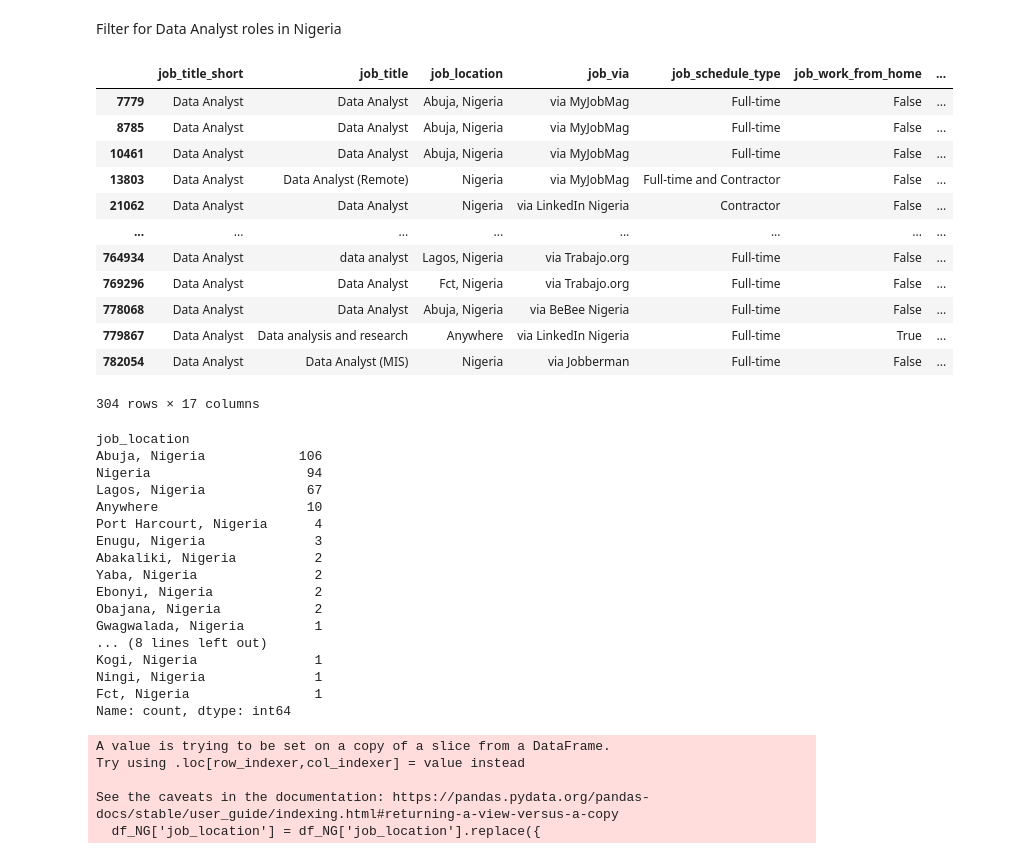
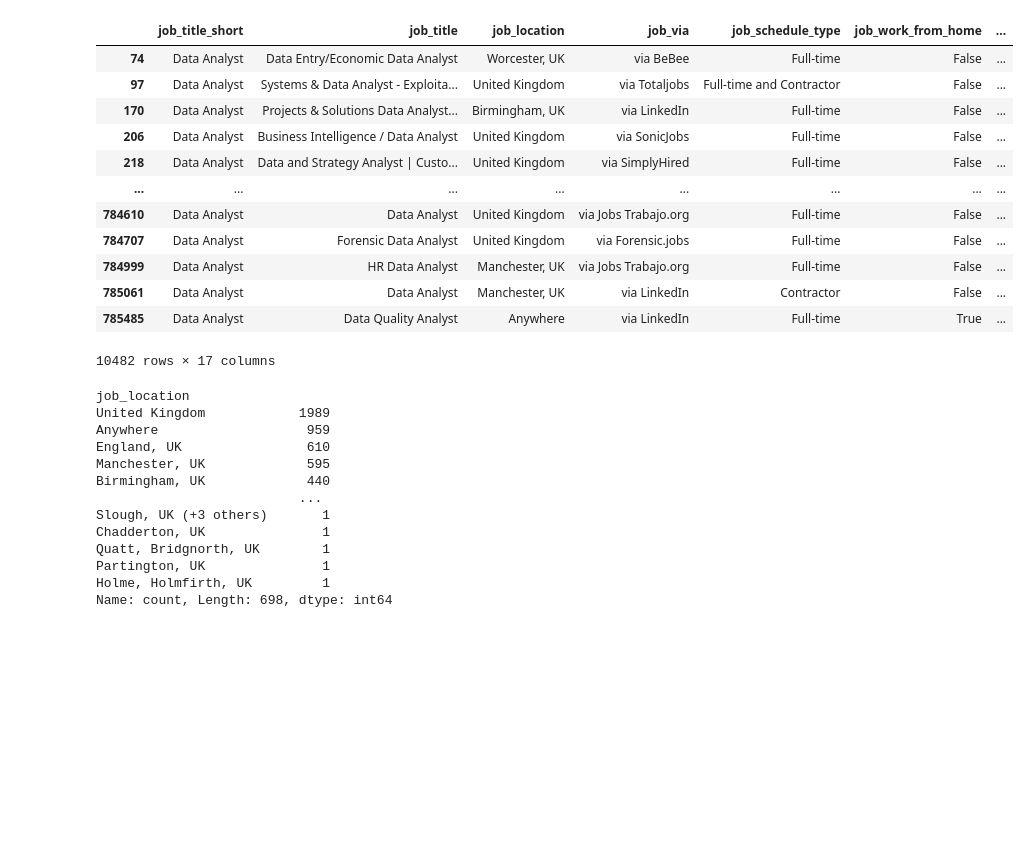
Before and after one commit to Kaendill/python_data_project, a Jupyter notebook: 3_Project/1_EDA_intro.ipynb, the cells around one changed output. Saved outputs shown, nothing was run; the diff lists cells and outputs as text; code cells hidden in the pictures; blank space fills up the shorter version.

```diff
--- a/3_Project/1_EDA_intro.ipynb
+++ b/3_Project/1_EDA_intro.ipynb
@@ -19,59 +37,36 @@ df['job_skills'] = df['job_skills'].apply(lambda skills : ast.literal_eval(skill
-# %% [markdown]
-Filter for Data Analyst roles in Nigeria
 # %%
-df_NG = df[(df['job_country'] == 'Nigeria') & (df['job_title_short'] == 'Data Analyst')]
+# Filter for Data Analyst roles in The UK
+df_UK = df[(df['job_country'] == 'United Kingdom') & (df['job_title_short'] == 'Data Analyst')]
 
-df_NG
+df_UK
 # %% [output]
 |  | job_title_short | job_title | job_location | job_via | job_schedule_type | job_work_from_home | ... |
-| 7779 | Data Analyst | Data Analyst | Abuja, Nigeria | via MyJobMag | Full-time | False | ... |
-| 8785 | Data Analyst | Data Analyst | Abuja, Nigeria | via MyJobMag | Full-time | False | ... |
-| 10461 | Data Analyst | Data Analyst | Abuja, Nigeria | via MyJobMag | Full-time | False | ... |
-| 13803 | Data Analyst | Data Analyst (Remote) | Nigeria | via MyJobMag | Full-time and Contractor | False | ... |
-| 21062 | Data Analyst | Data Analyst | Nigeria | via LinkedIn Nigeria | Contractor | False | ... |
+| 74 | Data Analyst | Data Entry/Economic Data Analyst | Worcester, UK | via BeBee | Full-time | False | ... |
+| 97 | Data Analyst | Systems & Data Analyst - Exploita... | United Kingdom | via Totaljobs | Full-time and Contractor | False | ... |
+| 170 | Data Analyst | Projects & Solutions Data Analyst... | Birmingham, UK | via LinkedIn | Full-time | False | ... |
+| 206 | Data Analyst | Business Intelligence / Data Analyst | United Kingdom | via SonicJobs | Full-time | False | ... |
+| 218 | Data Analyst | Data and Strategy Analyst | Custo... | United Kingdom | via SimplyHired | Full-time | False | ... |
 | ... | ... | ... | ... | ... | ... | ... | ... |
-| 764934 | Data Analyst | data analyst | Lagos, Nigeria | via Trabajo.org | Full-time | False | ... |
-| 769296 | Data Analyst | Data Analyst | Fct, Nigeria | via Trabajo.org | Full-time | False | ... |
-| 778068 | Data Analyst | Data Analyst | Abuja, Nigeria | via BeBee Nigeria | Full-time | False | ... |
-| 779867 | Data Analyst | Data analysis and research | Anywhere | via LinkedIn Nigeria | Full-time | True | ... |
-| 782054 | Data Analyst | Data Analyst (MIS) | Nigeria | via Jobberman | Full-time | False | ... |
+| 784610 | Data Analyst | Data Analyst | United Kingdom | via Jobs Trabajo.org | Full-time | False | ... |
+| 784707 | Data Analyst | Forensic Data Analyst | United Kingdom | via Forensic.jobs | Full-time | False | ... |
+| 784999 | Data Analyst | HR Data Analyst | Manchester, UK | via Jobs Trabajo.org | Full-time | False | ... |
+| 785061 | Data Analyst | Data Analyst | Manchester, UK | via LinkedIn | Contractor | False | ... |
+| 785485 | Data Analyst | Data Quality Analyst | Anywhere | via LinkedIn | Full-time | True | ... |
-304 rows × 17 columns
+10482 rows × 17 columns
 # %%
 # Identify top locations...
-df_NG['job_location'].value_counts()
+df_UK['job_location'].value_counts()
 # %% [output]
 job_location
-Abuja, Nigeria            106
-Nigeria                    94
-Lagos, Nigeria             67
-Anywhere                   10
-Port Harcourt, Nigeria      4
-Enugu, Nigeria              3
-Abakaliki, Nigeria          2
-Yaba, Nigeria               2
-Ebonyi, Nigeria             2
-Obajana, Nigeria            2
-Gwagwalada, Nigeria         1
-... (8 lines left out)
-Kogi, Nigeria               1
-Ningi, Nigeria              1
-Fct, Nigeria                1
-Name: count, dtype: int64
+United Kingdom            1989
+Anywhere                   959
+England, UK                610
+Manchester, UK             595
+Birmingham, UK             440
+                          ...
+Slough, UK (+3 others)       1
+Chadderton, UK               1
+Quatt, Bridgnorth, UK        1
+Partington, UK               1
+Holme, Holmfirth, UK         1
+Name: count, Length: 698, dtype: int64
-# %%
-df_NG['job_location'] = df_NG['job_location'].replace({
-    'Ikeja, Nigeria': 'Lagos, Nigeria',
-    'Yaba, Nigeria' : 'Lagos, Nigeria',
-    'Fct, Nigeria': 'Abuja, Nigeria',
-    'Gwagwalada, Nigeria': 'Abuja, Nigeria',
-    'Nigeria' : 'Anywhere',
-    'Obajana, Nigeria' : 'Kogi, Nigeria',
-    'Abakaliki, Nigeria' : 'Ebonyi, Nigeria',
-    'Abeokuta, Nigeria' : 'Ogun, Nigeria',
-    'Ningi, Nigeria' : 'Bauchi, Nigeria'
-}).copy()
-# %% [output]
-A value is trying to be set on a copy of a slice from a DataFrame.
-Try using .loc[row_indexer,col_indexer] = value instead
-
-See the caveats in the documentation: https://pandas.pydata.org/pandas-docs/stable/user_guide/indexing.html#returning-a-view-versus-a-copy
-  df_NG['job_location'] = df_NG['job_location'].replace({
```
Also changed, not shown: parts of 7 cells of this notebook, 12 other files.
